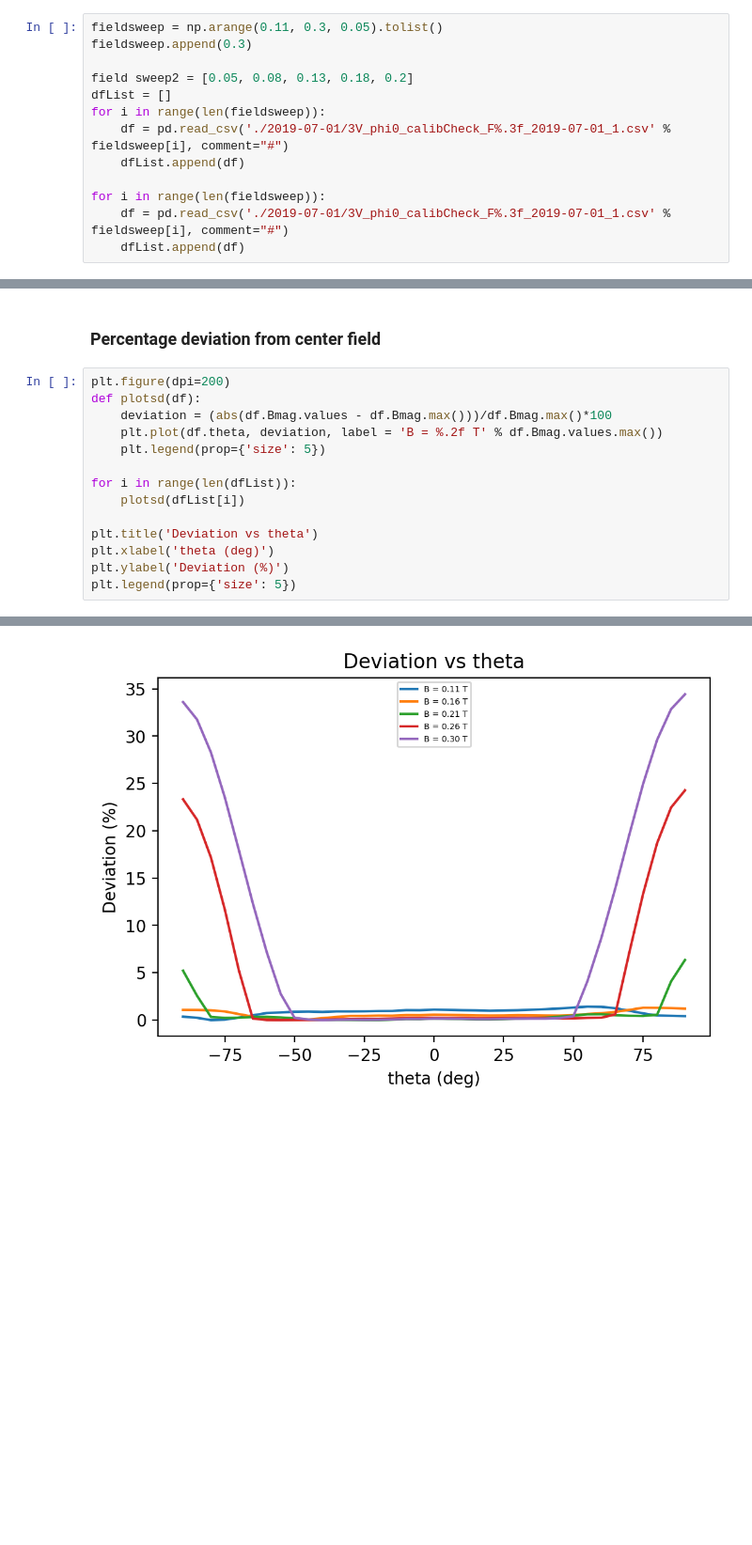
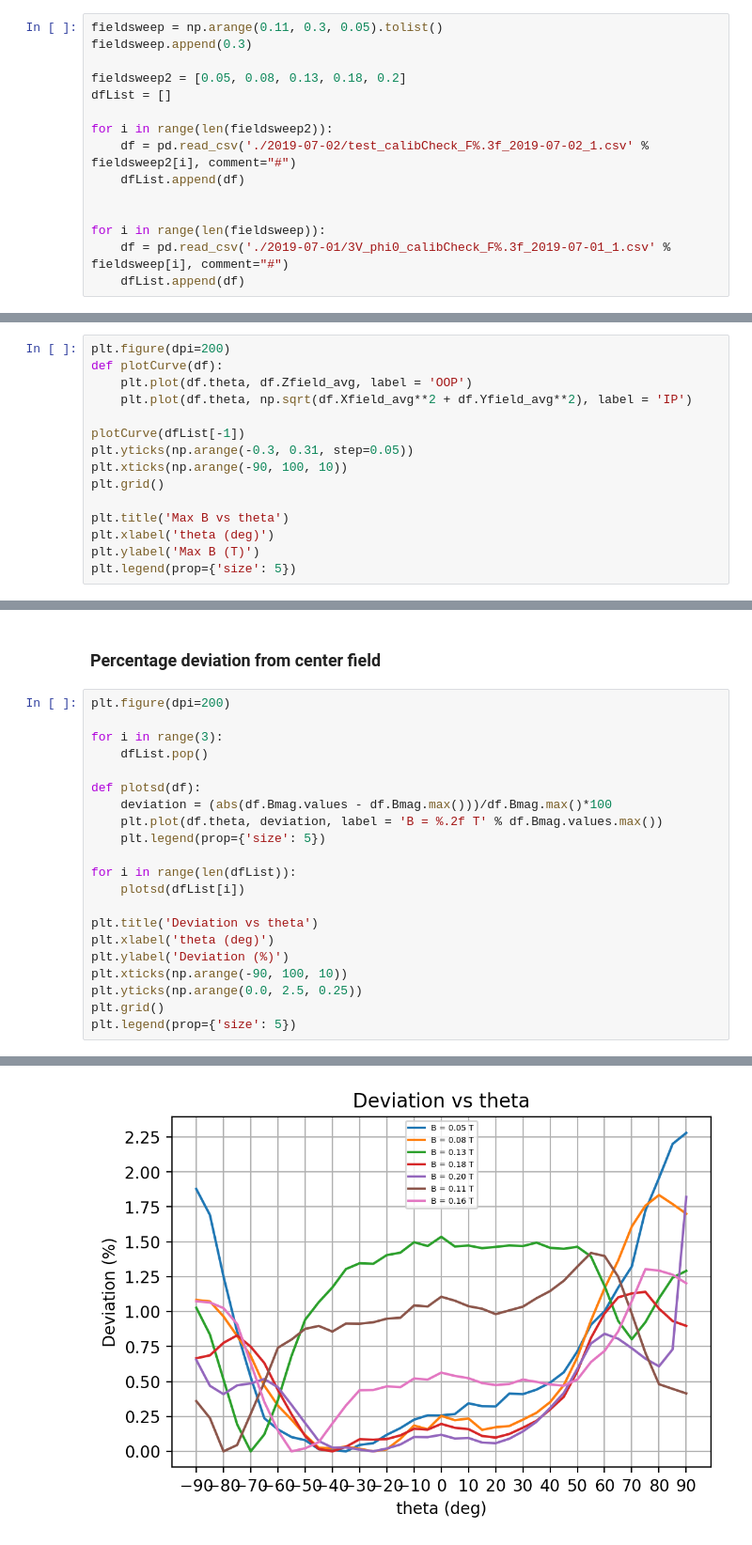
Before and after one commit to jeraldtm/Icarus, a Jupyter notebook: icarus_manual_data.ipynb, the cells around one changed output, grey strips where cells are left out. Shown at 94% size. Drawn from its saved outputs; the diff is of its cells as text; blank space fills up the shorter version.

```diff
--- a/icarus_manual_data.ipynb
+++ b/icarus_manual_data.ipynb
@@ -12,11 +9,13 @@ import hvplot.xarray
 fieldsweep = np.arange(0.11, 0.3, 0.05).tolist()
 fieldsweep.append(0.3)
 
-field sweep2 = [0.05, 0.08, 0.13, 0.18, 0.2]
+fieldsweep2 = [0.05, 0.08, 0.13, 0.18, 0.2]
 dfList = []
-for i in range(len(fieldsweep)):
-    df = pd.read_csv('./2019-07-01/3V_phi0_calibCheck_F%.3f_2019-07-01_1.csv' % fieldsweep[i], comment="#")
+
+for i in range(len(fieldsweep2)):
+    df = pd.read_csv('./2019-07-02/test_calibCheck_F%.3f_2019-07-02_1.csv' % fieldsweep2[i], comment="#")
     dfList.append(df)
+
 
 for i in range(len(fieldsweep)):
     df = pd.read_csv('./2019-07-01/3V_phi0_calibCheck_F%.3f_2019-07-01_1.csv' % fieldsweep[i], comment="#")
@@ -23,0 +38,15 @@ for i in range(len(fieldsweep)):
+# %%
+plt.figure(dpi=200)
+def plotCurve(df):
+    plt.plot(df.theta, df.Zfield_avg, label = 'OOP')
+    plt.plot(df.theta, np.sqrt(df.Xfield_avg**2 + df.Yfield_avg**2), label = 'IP')
+
+plotCurve(dfList[-1])
+plt.yticks(np.arange(-0.3, 0.31, step=0.05))
+plt.xticks(np.arange(-90, 100, 10))
+plt.grid()
+
+plt.title('Max B vs theta')
+plt.xlabel('theta (deg)')
+plt.ylabel('Max B (T)')
+plt.legend(prop={'size': 5})
@@ -42,18 +74,25 @@ plt.legend(prop={'size': 5})
 ### Percentage deviation from center field
 # %%
 plt.figure(dpi=200)
+
+for i in range(3):
+    dfList.pop()
+
 def plotsd(df):
     deviation = (abs(df.Bmag.values - df.Bmag.max()))/df.Bmag.max()*100
     plt.plot(df.theta, deviation, label = 'B = %.2f T' % df.Bmag.values.max())
     plt.legend(prop={'size': 5})
 
 for i in range(len(dfList)):
     plotsd(dfList[i])
 
 plt.title('Deviation vs theta')
 plt.xlabel('theta (deg)')
 plt.ylabel('Deviation (%)')
+plt.xticks(np.arange(-90, 100, 10))
+plt.yticks(np.arange(0.0, 2.5, 0.25))
+plt.grid()
 plt.legend(prop={'size': 5})
 # %% [output]
 <matplotlib.legend.Legend at 0x...>
-[figure, old version]
+[figure, new version]
```
Also changed, not shown: parts of 9 cells of this notebook.
